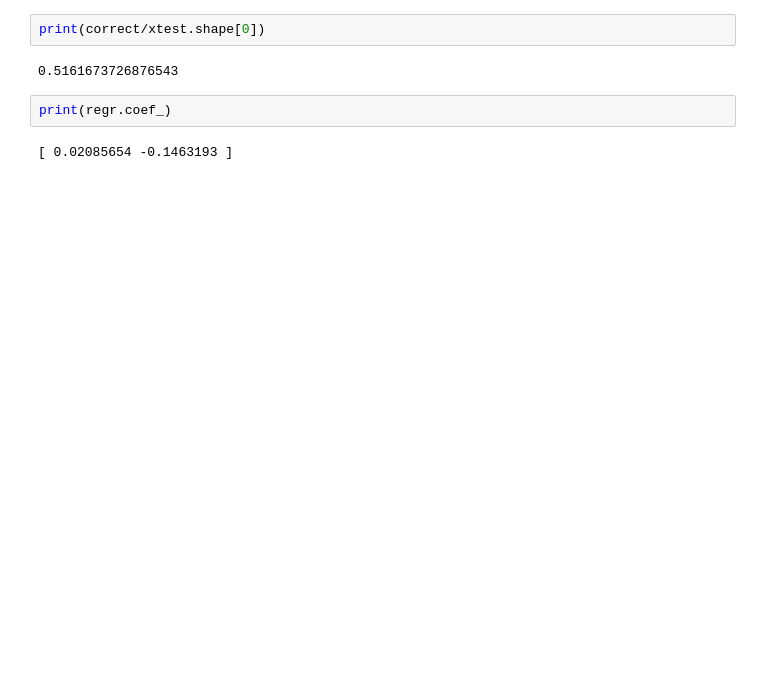
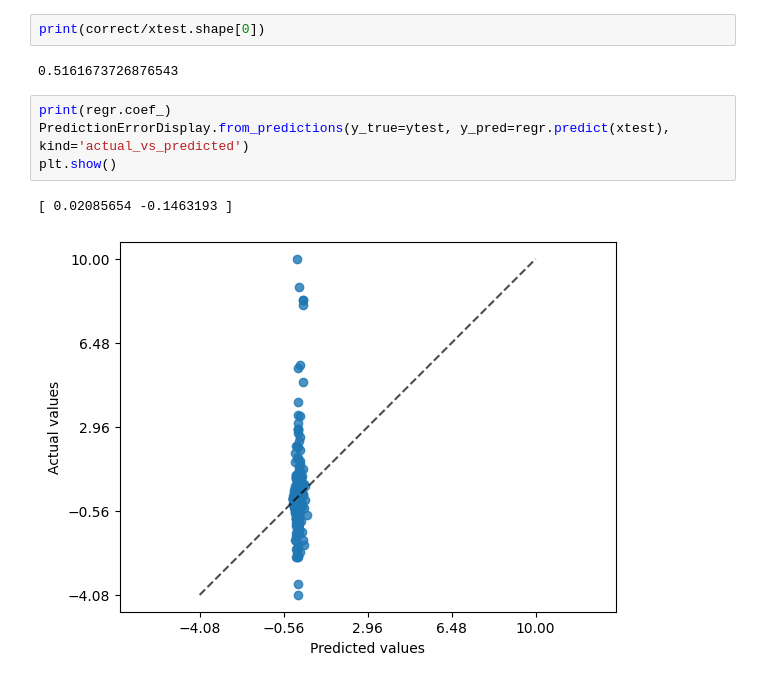
Before and after one commit to abishans23/Predictability-and-Horror-Films, a Jupyter notebook: Algorithm.ipynb, the cells around one changed output. Drawn from its saved outputs; the diff is of its cells as text; blank space fills up the shorter version.

```diff
--- a/Algorithm.ipynb
+++ b/Algorithm.ipynb
@@ -187,5 +207,8 @@ print(correct/xtest.shape[0])
 0.5161673726876543
 # %%
 print(regr.coef_)
+PredictionErrorDisplay.from_predictions(y_true=ytest, y_pred=regr.predict(xtest), kind='actual_vs_predicted')
+plt.show()
 # %% [output]
 [ 0.02085654 -0.1463193 ]
+[figure, added]
```
Also changed, not shown: parts of 5 cells of this notebook.
